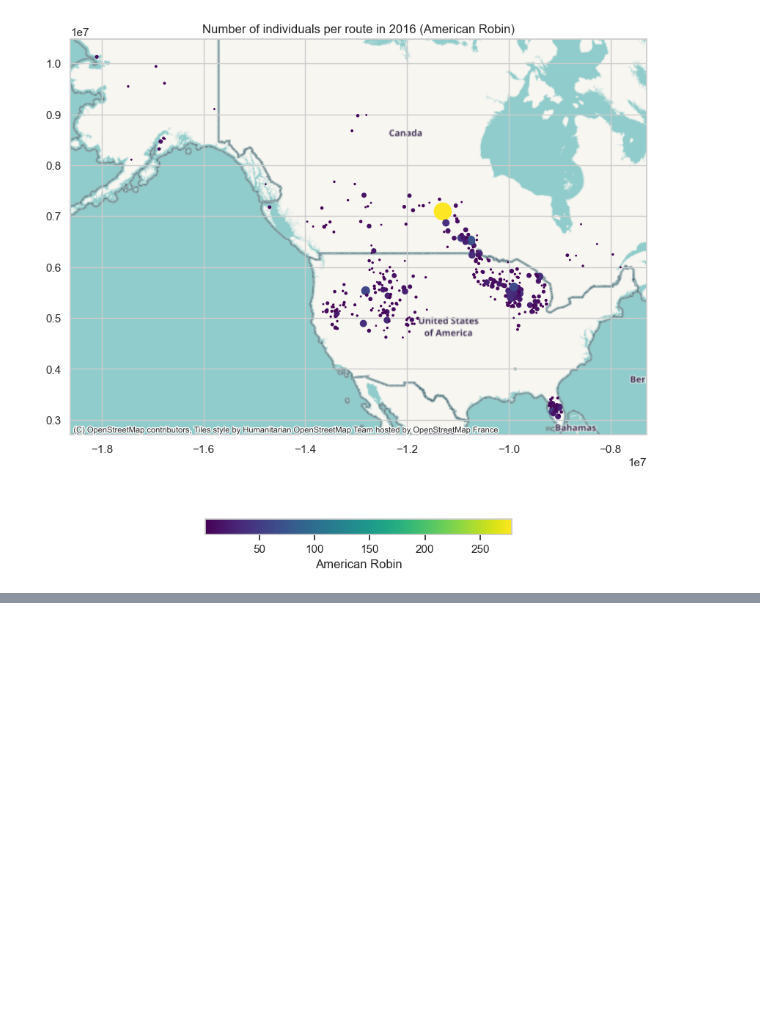
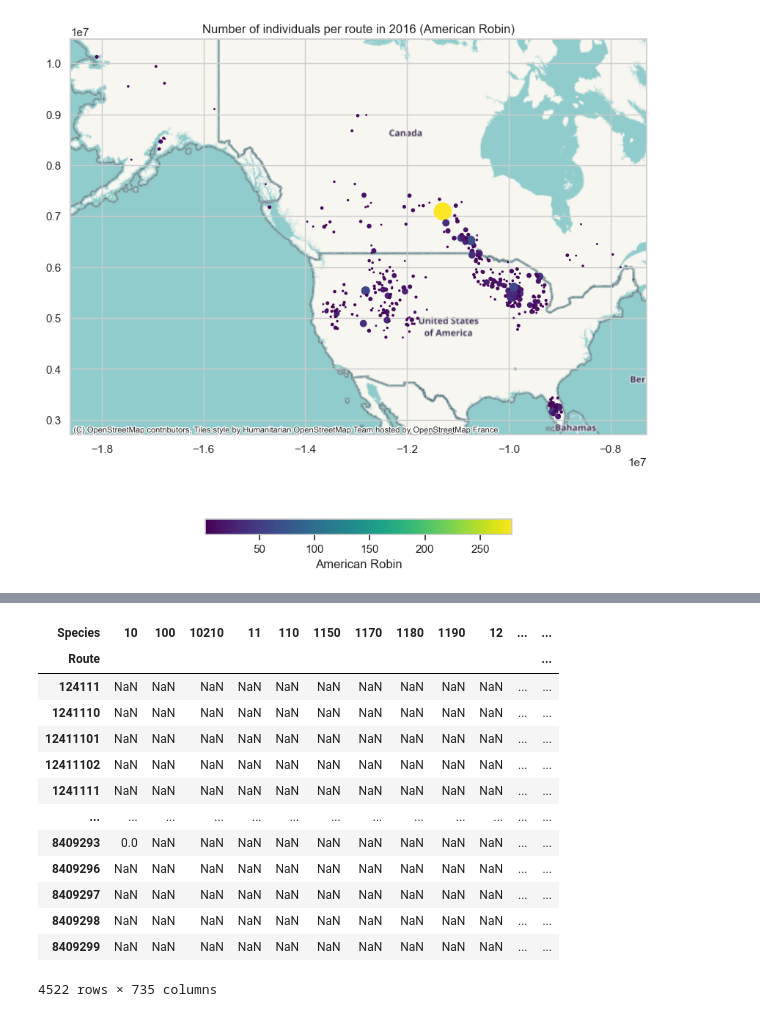
Before and after one commit to horaciosamaniego/bbs, a Jupyter notebook: ts_processing.ipynb, the cells around one changed output, grey strips where cells are left out. Saved outputs shown, nothing was run; the diff lists cells and outputs as text; code cells hidden in the pictures; blank space fills up the shorter version.

```diff
--- a/ts_processing.ipynb
+++ b/ts_processing.ipynb
@@ -289,0 +381,21 @@ NameError: name 'totals_dict' is not defined
+# %%
+species_to_df('10',totals_dict)
+
+route_to_df('1241120',totals_dict)
+
+year_to_df(2018,totals_dict)
+# %% [output]
+| Species | 10 | 100 | 10210 | 11 | 110 | 1150 | 1170 | 1180 | 1190 | 12 | ... | ... |
+| Route |  |  |  |  |  |  |  |  |  |  |  | ... |
+| 124111 | NaN | NaN | NaN | NaN | NaN | NaN | NaN | NaN | NaN | NaN | ... | ... |
+| 1241110 | NaN | NaN | NaN | NaN | NaN | NaN | NaN | NaN | NaN | NaN | ... | ... |
+| 12411101 | NaN | NaN | NaN | NaN | NaN | NaN | NaN | NaN | NaN | NaN | ... | ... |
+| 12411102 | NaN | NaN | NaN | NaN | NaN | NaN | NaN | NaN | NaN | NaN | ... | ... |
+| 1241111 | NaN | NaN | NaN | NaN | NaN | NaN | NaN | NaN | NaN | NaN | ... | ... |
+| ... | ... | ... | ... | ... | ... | ... | ... | ... | ... | ... | ... | ... |
+| 8409293 | 0.0 | NaN | NaN | NaN | NaN | NaN | NaN | NaN | NaN | NaN | ... | ... |
+| 8409296 | NaN | NaN | NaN | NaN | NaN | NaN | NaN | NaN | NaN | NaN | ... | ... |
+| 8409297 | NaN | NaN | NaN | NaN | NaN | NaN | NaN | NaN | NaN | NaN | ... | ... |
+| 8409298 | NaN | NaN | NaN | NaN | NaN | NaN | NaN | NaN | NaN | NaN | ... | ... |
+| 8409299 | NaN | NaN | NaN | NaN | NaN | NaN | NaN | NaN | NaN | NaN | ... | ... |
+4522 rows × 735 columns
```
Also changed, not shown: parts of 8 cells of this notebook.
